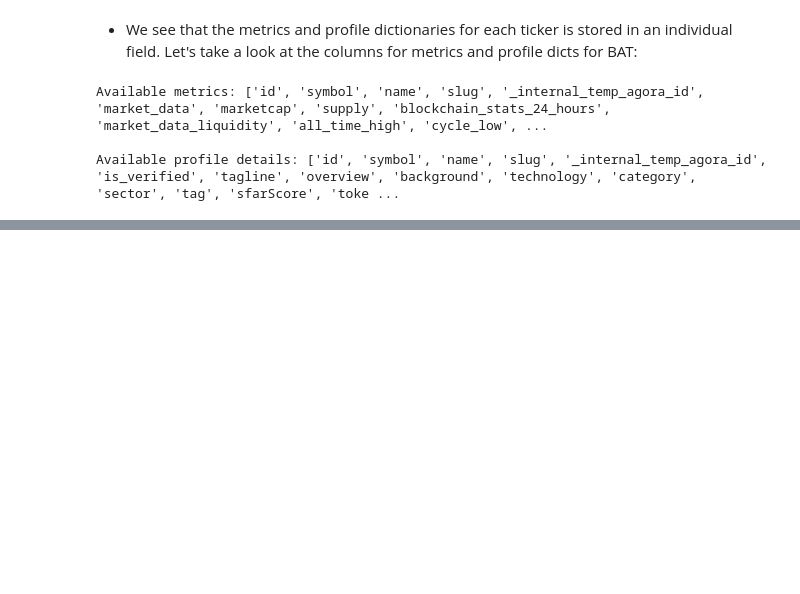
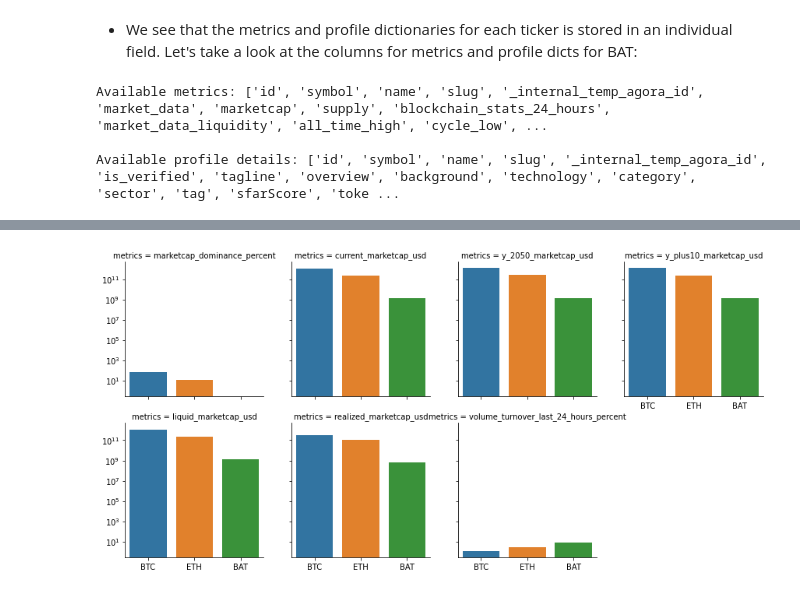
Before and after one commit to grantrzchan/bat-asset-analysis, a Jupyter notebook: bat_market_metrics.ipynb, the cells around one changed output, grey strips where cells are left out. Drawn from its saved outputs; the diff is of its cells as text; code cells hidden in the pictures; blank space fills up the shorter version.

Commit message:
added marketcap and supply metrics analysis

```diff
--- a/bat_market_metrics.ipynb
+++ b/bat_market_metrics.ipynb
@@ -14,7 +14,7 @@ with open('assets_data.json') as f:
     assets_data = json.load(f)
 # %%
 #load assets data into a pandas dataframe
-assets = pd.DataFrame(assets)
+assets = pd.DataFrame(assets_data)
 assets
 # %% [output]
 |  | ticker | metrics | profile | time_series |
@@ -38,0 +51,7 @@ Available profile details: ['id', 'symbol', 'name', 'slug', '_internal_temp_agor
+# %%
+btc_metrics_dict = assets['metrics'].iloc[0].copy()
+eth_metrics_dict = assets['metrics'].iloc[1].copy()
+marketcap = pd.DataFrame()
+marketcap = pd.concat([marketcap, pd.Series(btc_metrics_dict['marketcap'].copy()), pd.Series(eth_metrics_dict['marketcap'].copy()), pd.Series(bat_metrics_dict['marketcap'].copy())], axis=1)
+marketcap.columns = list(assets['ticker'])
+marketcap
@@ -38,0 +67,4 @@ Available profile details: ['id', 'symbol', 'name', 'slug', '_internal_temp_agor
+# %%
+marketcap.reset_index(inplace=True)
+marketcap.rename(columns={'index':'metrics'}, inplace=True)
+marketcap
@@ -38,0 +80,7 @@ Available profile details: ['id', 'symbol', 'name', 'slug', '_internal_temp_agor
+# %%
+g = sns.catplot(col='metrics', col_wrap=4, data=marketcap, kind='bar', height=3)
+g.set(yscale='log')
+plt.subplots_adjust(hspace=0.2, wspace=0.2)
+plt.show()
+# %% [output]
+[figure, added]
```
Also changed, not shown: parts of 5 cells of this notebook.
